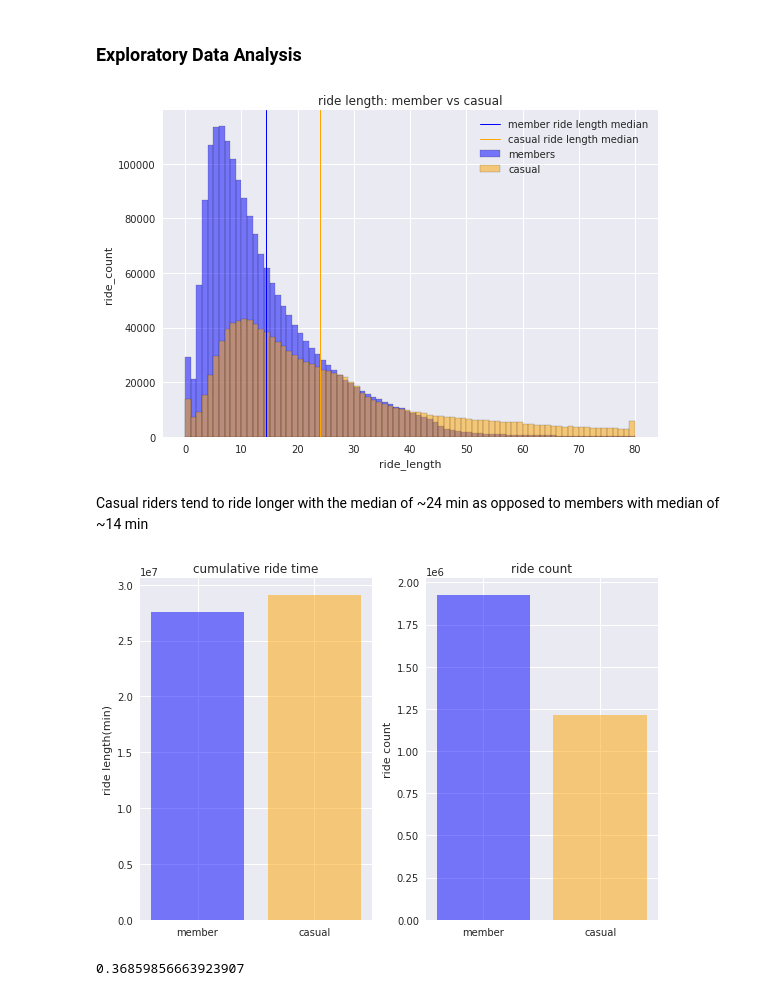
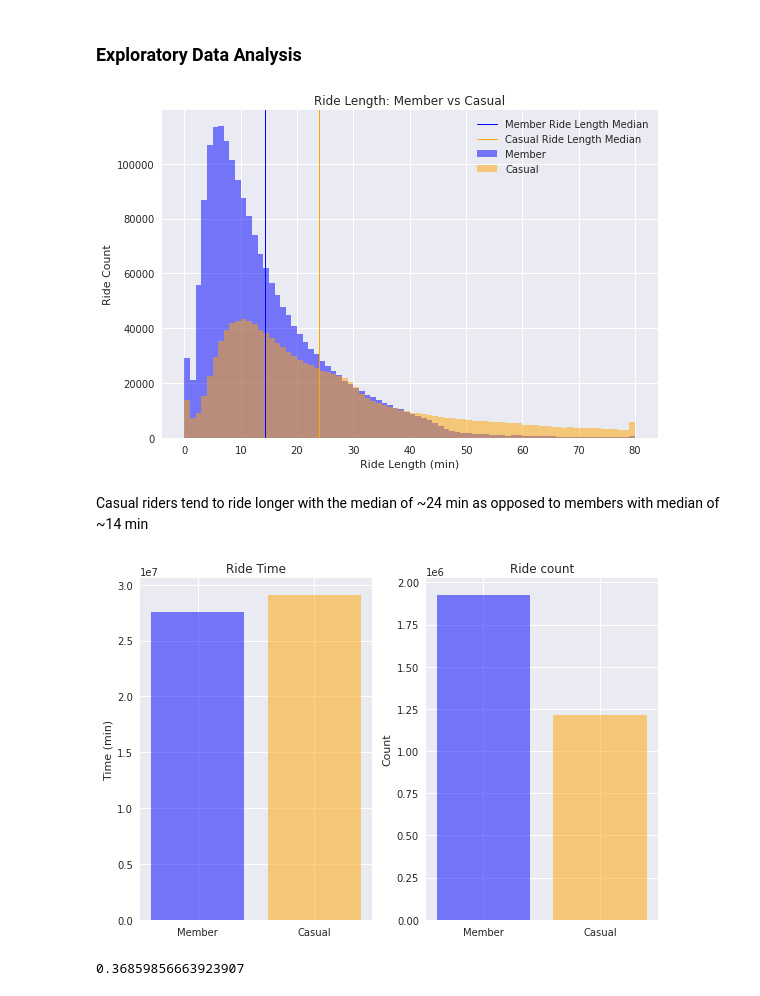
Before and after one commit to alpacapetter/divvy-bike-share-case-study, a Jupyter notebook: divvy-bike-share-case-study.ipynb, the cells around one changed output. Drawn from its saved outputs; the diff is of its cells as text; code cells hidden in the pictures.

Commit message:
consistant labels

```diff
--- a/divvy-bike-share-case-study.ipynb
+++ b/divvy-bike-share-case-study.ipynb
@@ -161,40 +161,40 @@ plt.style.use(['seaborn-notebook'])
 member_ride_length = main_df.loc[main_df.member_casual == 'member'].ride_length
 casual_ride_length = main_df.loc[main_df.member_casual == 'casual'].ride_length
 # %%
-plt.hist(member_ride_length, bins=80, edgecolor='black', alpha=0.5, label='members', color='blue')
-plt.hist(casual_ride_length, bins=80, edgecolor='black', alpha=0.5, label='casual', color='orange')
-plt.axvline(member_ride_length.mean(), color='blue', label='member ride length median', linewidth=1)
-plt.axvline(casual_ride_length.mean(), color='orange', label='casual ride length median', linewidth=1)
+plt.hist(member_ride_length, bins=80, alpha=0.5, label='Member', color='blue')
+plt.hist(casual_ride_length, bins=80, alpha=0.5, label='Casual', color='orange')
+plt.axvline(member_ride_length.mean(), color='blue', label='Member Ride Length Median', linewidth=1)
+plt.axvline(casual_ride_length.mean(), color='orange', label='Casual Ride Length Median', linewidth=1)
 plt.legend(loc='upper right')
 
-plt.title('ride length: member vs casual')
-plt.xlabel('ride_length')
-plt.ylabel('ride_count')
+plt.title('Ride Length: Member vs Casual')
+plt.xlabel('Ride Length (min)')
+plt.ylabel('Ride Count')
 plt.tight_layout()
 # %% [output]
-[figure, old version]
+[figure, new version]
 # %% [markdown]
 Casual riders tend to ride longer with the median of ~24 min as opposed to members with median of ~14 min
 # %%
-objects = ('member','casual')
+objects = ('Member','Casual')
 y_pos = np.arange(len(objects))
 val1 = [member_ride_length.sum(),casual_ride_length.sum()]
 val2 = [member_ride_length.count(), casual_ride_length.count()]
 
 fig, (ax1, ax2) = plt.subplots(nrows=1, ncols=2)
 
 ax1.bar(objects,val1, alpha=0.5, color=['blue','orange'])
-ax1.set_ylabel('ride length(min)')
-ax1.set_title('cumulative ride time');
+ax1.set_ylabel('Time (min)')
+ax1.set_title('Ride Time');
 
 ax2.bar(objects,val2, alpha=0.5, color=['blue','orange'])
-ax2.set_ylabel('ride count')
-ax2.set_title('ride count');
+ax2.set_ylabel('Count')
+ax2.set_title('Ride count');
 
 plt.tight_layout()
 plt.style.use(['seaborn'])
 # %% [output]
-[figure, old version]
+[figure, new version]
 # %%
 c = casual_ride_length.count()
 m = member_ride_length.count()
```
Also changed, not shown: parts of 1 cell of this notebook.
